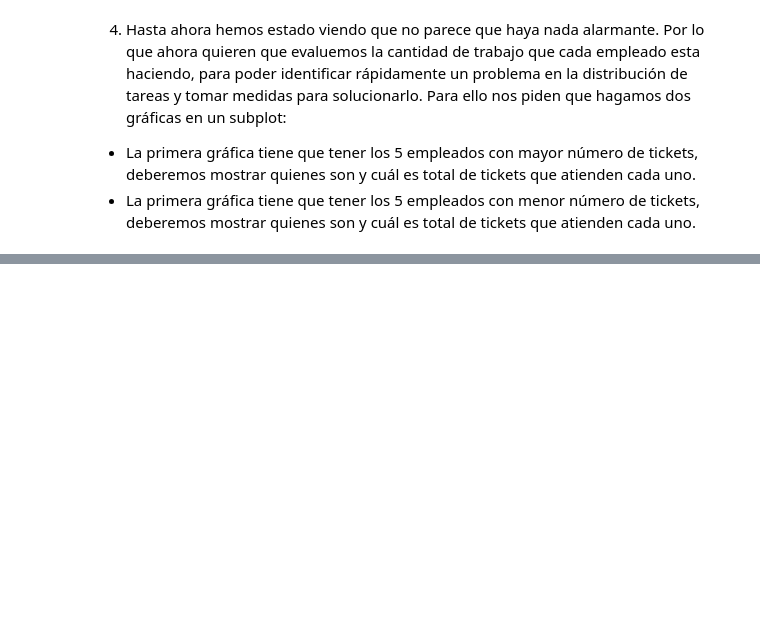
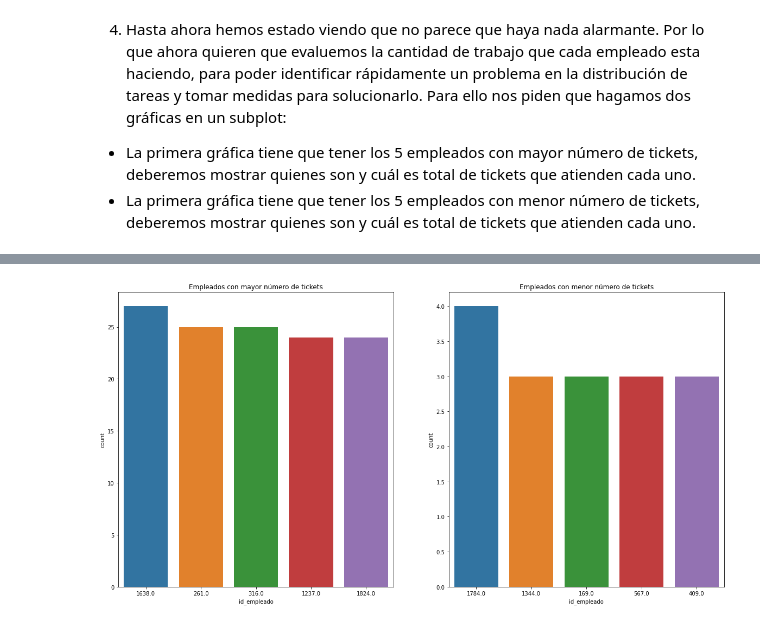
Before and after one commit to Adalab/promo-d-da-modulo2-sprint1-laura-paula-estibaliz, a Jupyter notebook: Visualizacion/Seaborn-1-pair.ipynb, the cells around one changed output, grey strips where cells are left out. Drawn from its saved outputs; the diff is of its cells as text; code cells hidden in the pictures; blank space fills up the shorter version.

```diff
--- a/Visualizacion/Seaborn-1-pair.ipynb
+++ b/Visualizacion/Seaborn-1-pair.ipynb
@@ -27,0 +125,12 @@ import matplotlib.pyplot as plt
+# %%
+fig, axes = plt.subplots(1,2, figsize=(20, 10))
+
+sns.countplot(x='id_empleado', data=df_prob_semestre, order=df_prob_semestre['id_empleado'].value_counts().iloc[:5].index, ax=axes[0])
+sns.countplot(x='id_empleado', data=df_prob_semestre, order=df_prob_semestre['id_empleado'].value_counts().iloc[-5:].index, ax=axes[1])
+
+axes[0].set_title('Empleados con mayor número de tickets')
+axes[1].set_title('Empleados con menor número de tickets')
+
+plt.show()
+# %% [output]
+[figure, added]
```
Also changed, not shown: parts of 16 cells of this notebook, 2 other files.
